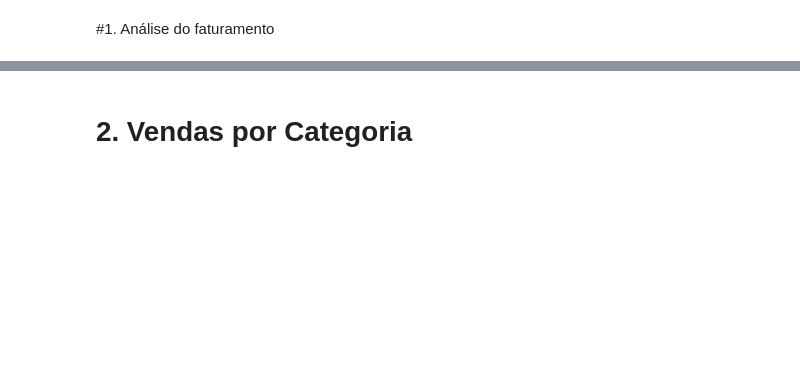
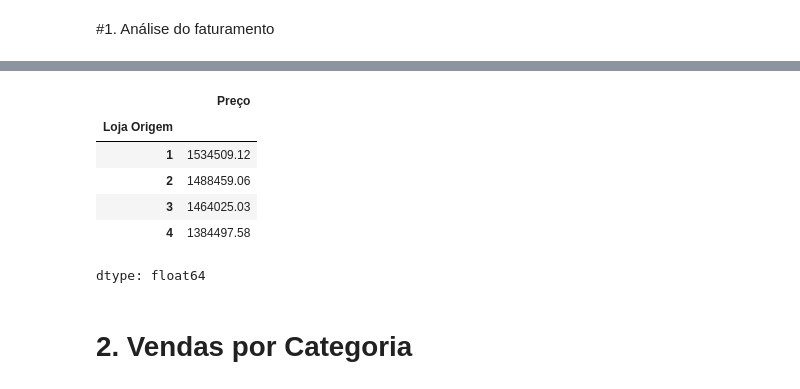
Before and after one commit to Sarmentos/Challenge-Alura-Store, a Jupyter notebook: AluraStoreBr.ipynb, the cells around one changed output, grey strips where cells are left out. Cells and saved outputs as stored; diff of their text form; code cells hidden in the pictures; blank space fills up the shorter version.

```diff
--- a/AluraStoreBr.ipynb
+++ b/AluraStoreBr.ipynb
@@ -43,2 +49,12 @@ print(faturamento_loja4)
+# %%
+df.groupby('Loja Origem')['Preço'].sum()
+# %% [output]
+|  | Preço |
+| Loja Origem |  |
+| 1 | 1534509.12 |
+| 2 | 1488459.06 |
+| 3 | 1464025.03 |
+| 4 | 1384497.58 |
+dtype: float64
 # %% [markdown]
 # 2. Vendas por Categoria
```
Also changed, not shown: parts of 19 cells of this notebook.
